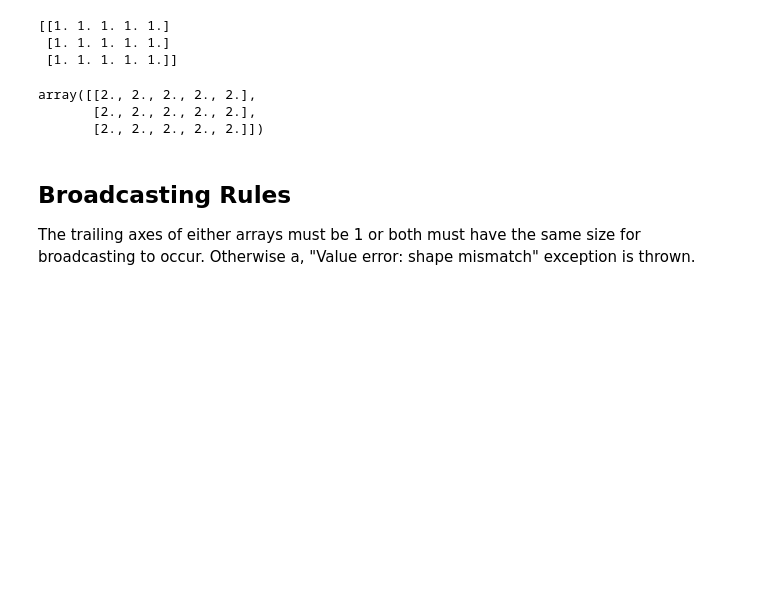
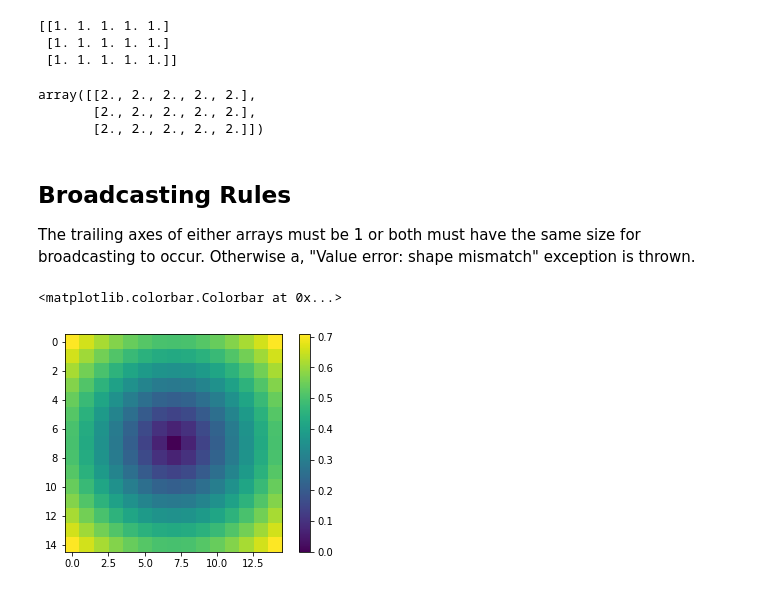
Before and after one commit to Sudhakar17/practice_python_libraries, a Jupyter notebook: 01_numpy.ipynb, the cells around one changed output. Saved outputs shown, nothing was run; the diff lists cells and outputs as text; code cells hidden in the pictures; blank space fills up the shorter version.

```diff
--- a/01_numpy.ipynb
+++ b/01_numpy.ipynb
@@ -816,3 +816,16 @@ array([[2., 2., 2., 2., 2.],
 # %% [markdown]
 ## Broadcasting Rules
 The trailing axes of either arrays must be 1 or both must have the same size for broadcasting to occur. Otherwise a, "Value error: shape mismatch" exception is thrown.
+# %%
+# Application: Distance from Center
+%matplotlib inline
+import matplotlib.pyplot as plt
+a = np.linspace(0, 1, 15) - 0.5 # a.shape == (15,)
+b = a[:, np.newaxis] # b.shape == (15, 1)
+dist2 = a**2 + b**2  # dist2.shape == (15, 15)
+dist  = np.sqrt(dist2)
+plt.imshow(dist)
+plt.colorbar()
+# %% [output]
+<matplotlib.colorbar.Colorbar at 0x...>
+[figure, added]
```
Also changed, not shown: parts of 37 cells of this notebook.
